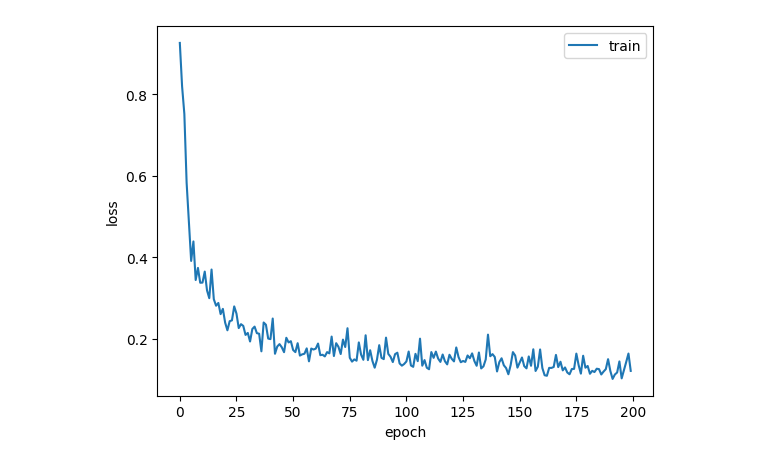
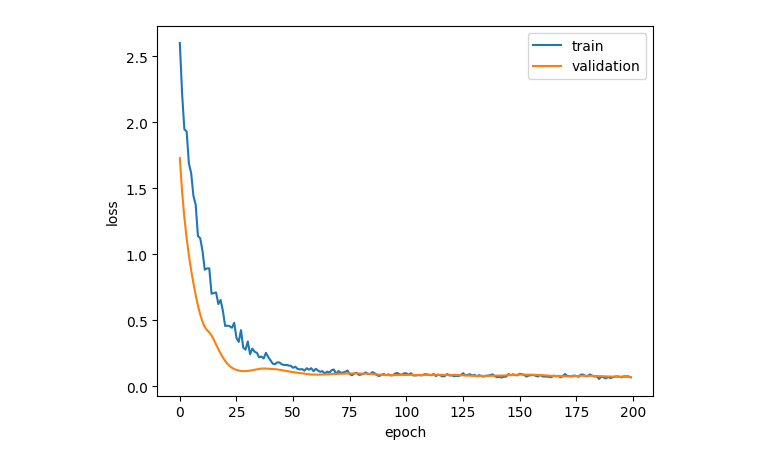
Before and after one commit to gohzhihwee/stuffs, a Jupyter notebook: transformer_findata.ipynb, the cells around one changed output. Saved outputs shown, nothing was run; the diff lists cells and outputs as text; code cells hidden in the pictures.

```diff
--- a/transformer_findata.ipynb
+++ b/transformer_findata.ipynb
@@ -89,31 +117,51 @@ def build_model(
     inputs = keras.Input(shape=input_shape)
     x = inputs
     for _ in range(num_transformer_blocks):
-        x = transformer_encoder(x, head_size, num_heads, ff_dim, dropout)
+        x_int = transformer_encoder(x, head_size, num_heads, ff_dim, dropout)
+        x_f = transformer_decoder(x_int, head_size, num_heads, ff_dim, dropout)
 
-    outputs = x
+    outputs = x_f
     return keras.Model(inputs, outputs)
+
+def build_model_y(
+    input_shape,
+    head_size,
+    num_heads,
+    ff_dim,
+    num_transformer_blocks,
+    mlp_units,
+    dropout=0,
+    mlp_dropout=0,
+):
+    inputs = keras.Input(shape=input_shape)
+    x = inputs
+    for _ in range(num_transformer_blocks):
+        x_int = transformer_encoder(x, head_size, num_heads, ff_dim, dropout)
+        x_f = transformer_decoder(x_int, head_size, num_heads, ff_dim, dropout)
+    x_f = layers.Flatten()(x_f)
+    outputs = layers.Dense(n_classes, activation="linear")(x_f)
+    return keras.Model(inputs, outputs)
 # %%
 input_shape = X_train.shape[1:]
-input_shape_y = y_train.shape[1:]
+n_classes = X_train.shape[2]
 
 model = build_model(
     input_shape,
     head_size=256,
     num_heads=4,
     ff_dim=4,
-    num_transformer_blocks=4,
+    num_transformer_blocks=8,
     mlp_units=[128],
     mlp_dropout=0.4,
     dropout=0.25,
 )
 
-model_y = build_model(
-    input_shape_y,
+model_y = build_model_y(
+    input_shape,
     head_size=256,
     num_heads=4,
     ff_dim=4,
-    num_transformer_blocks=4,
+    num_transformer_blocks=8,
     mlp_units=[128],
     mlp_dropout=0.4,
     dropout=0.25,
@@ -135,7 +183,7 @@ model_y.compile(
 )
 model_y.summary()
 
-callbacks = [keras.callbacks.EarlyStopping(patience=40, restore_best_weights=True)]
+callbacks = [keras.callbacks.EarlyStopping(patience=100, restore_best_weights=True)]
 
 history = model.fit(
     X_train,
@@ -147,16 +195,16 @@ history = model.fit(
 )
 
 history_y = model_y.fit(
+    X_train,
     y_train,
-    y_train,
-    validation_split=0,
+    validation_split=0.25,
     epochs=200,
     batch_size=64,
     callbacks=callbacks,
 )
 
 model.evaluate(X_test, X_test, verbose=1)
-model_y.evaluate(y_test, y_test, verbose=1)
+model_y.evaluate(X_test, y_test, verbose=1)
 # %% [output]
 Model: "model"
 __________________________________________________________________________________________________
@@ -205,12 +237,12 @@ plt.show()
 # %%
 plt.plot(history_y.history['loss'])
-# plt.plot(history_y.history['val_loss'])
+plt.plot(history_y.history['val_loss'])
 plt.ylabel('loss')
 plt.xlabel('epoch')
 plt.legend(['train', 'validation'], loc='upper right')
 plt.show()
 # %% [output]
-[figure, old version]
+[figure, new version]
 # %%
 import pickle as pkl
 pkl.dump(model, open("trans_findata.pkl", "wb"))
```
Also changed, not shown: parts of 24 cells of this notebook.
